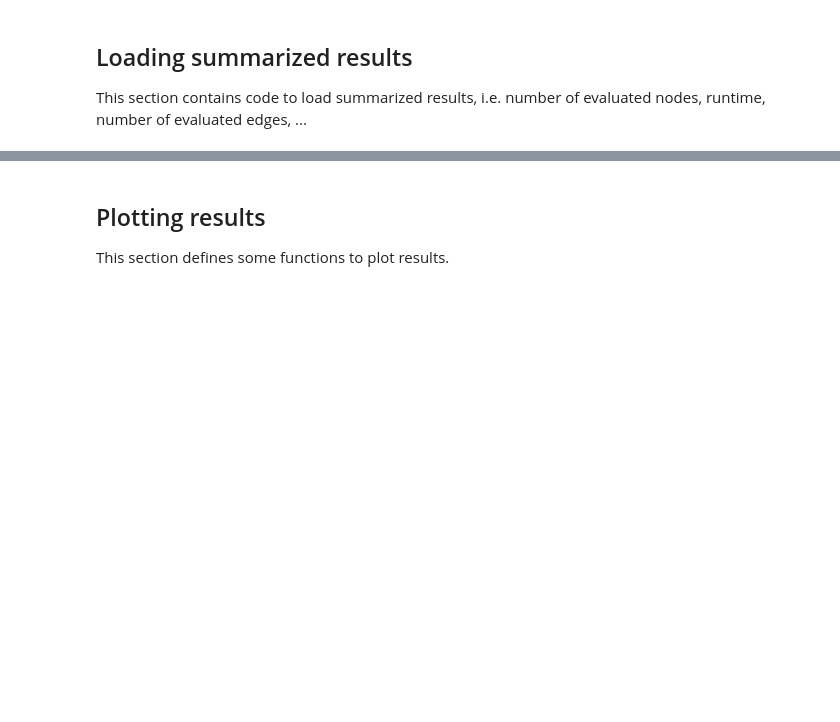
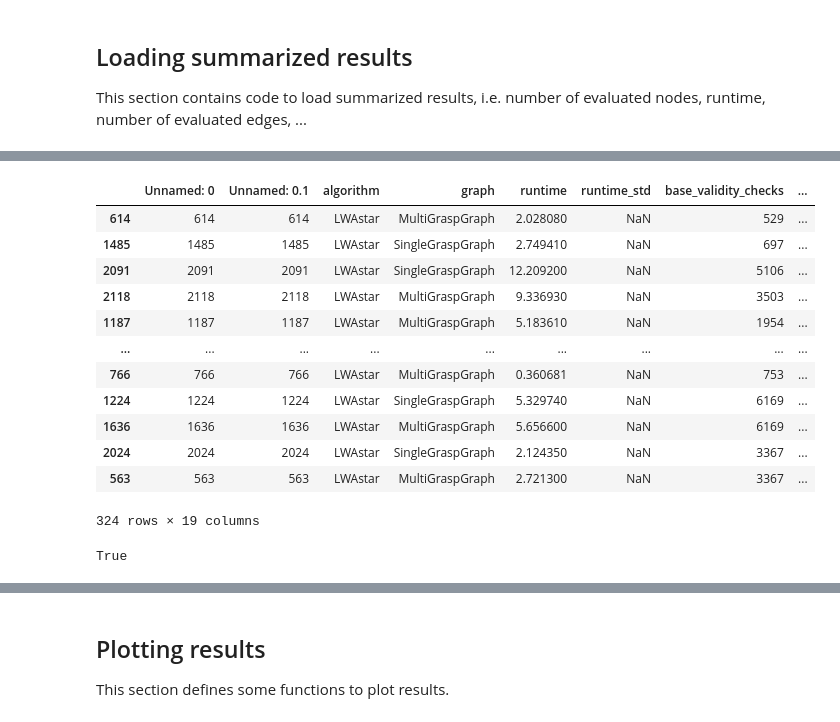
Before and after one commit to malwaru/hfts_grasp_planner, a Jupyter notebook: scripts/notebooks/mg_planner_evaluation.ipynb, the cells around one changed output, grey strips where cells are left out. Drawn from its saved outputs; the diff is of its cells as text; code cells hidden in the pictures; blank space fills up the shorter version.

```diff
--- a/scripts/notebooks/mg_planner_evaluation.ipynb
+++ b/scripts/notebooks/mg_planner_evaluation.ipynb
@@ -156,0 +173,35 @@ data.sort_values(['scene', 'algorithm'])
+# %%
+# data_annotated = data.assign(test_case=data['scene'] + '__' + data['num_grasps'].astype(str) + '__' + data['step_size'].astype(str) + '__' + data['roadmap_size'].astype(str))
+# grouped = data_annotated.groupby('test_case')
+# list(grouped.groups.keys())
+# data['test_case_id'] = data['test_case_id'].str.replace('-batch_size', '')
+data[data['algorithm'] == 'LWAstar'].sort_values(['test_case_id'])
+# %% [output]
+|  | Unnamed: 0 | Unnamed: 0.1 | algorithm | graph | runtime | runtime_std | base_validity_checks | ... |
+| 614 | 614 | 614 | LWAstar | MultiGraspGraph | 2.028080 | NaN | 529 | ... |
+| 1485 | 1485 | 1485 | LWAstar | SingleGraspGraph | 2.749410 | NaN | 697 | ... |
+| 2091 | 2091 | 2091 | LWAstar | SingleGraspGraph | 12.209200 | NaN | 5106 | ... |
+| 2118 | 2118 | 2118 | LWAstar | MultiGraspGraph | 9.336930 | NaN | 3503 | ... |
+| 1187 | 1187 | 1187 | LWAstar | MultiGraspGraph | 5.183610 | NaN | 1954 | ... |
+| ... | ... | ... | ... | ... | ... | ... | ... | ... |
+| 766 | 766 | 766 | LWAstar | MultiGraspGraph | 0.360681 | NaN | 753 | ... |
+| 1224 | 1224 | 1224 | LWAstar | SingleGraspGraph | 5.329740 | NaN | 6169 | ... |
+| 1636 | 1636 | 1636 | LWAstar | MultiGraspGraph | 5.656600 | NaN | 6169 | ... |
+| 2024 | 2024 | 2024 | LWAstar | SingleGraspGraph | 2.124350 | NaN | 3367 | ... |
+| 563 | 563 | 563 | LWAstar | MultiGraspGraph | 2.721300 | NaN | 3367 | ... |
+324 rows × 19 columns
+# %%
+def verify_results(data):
+    """ Check that in the given data all algorithms agree on the same cost for each test cases
+        and that all test cases are complete.
+    """
+    grouped = data.groupby('test_case_id')
+    if (grouped['cost'].aggregate('std') > 0.0).any():
+        return False
+    if (grouped['goal_id'].aggregate('std') > 0.0).any():
+        return False
+    return len(data) / len(grouped.groups) == list(grouped.groups.values())[0].shape[0]
+
+verify_results(data)
+# %% [output]
+True
```
Also changed, not shown: parts of 9 cells of this notebook, 11 other files.
